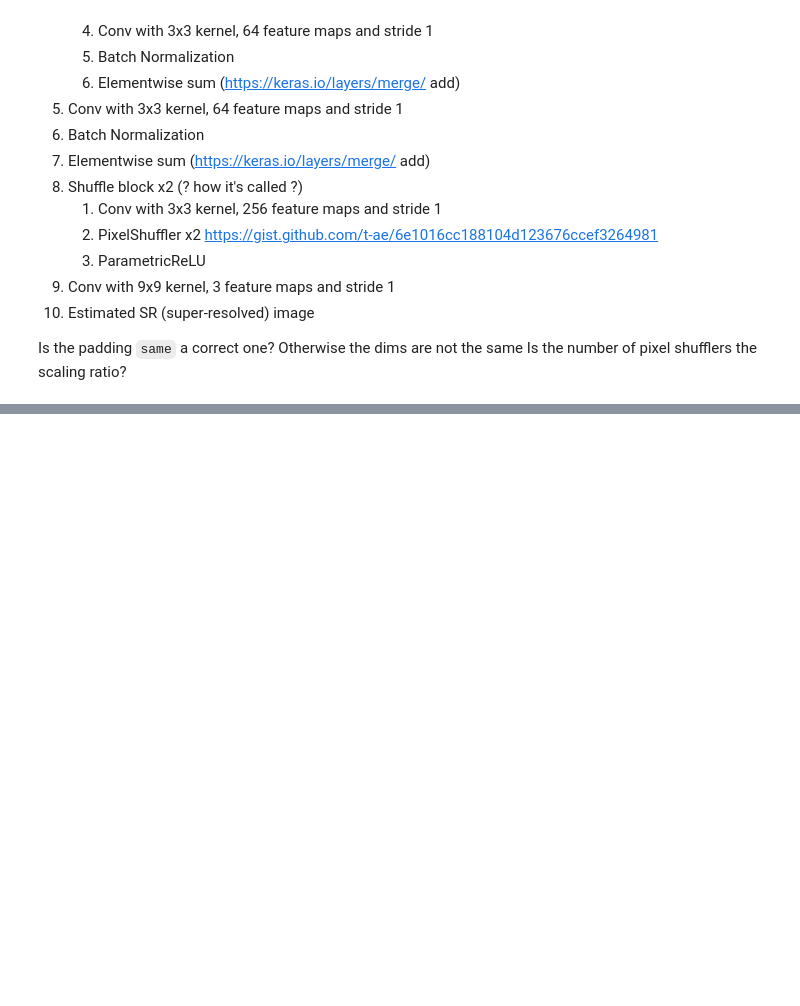
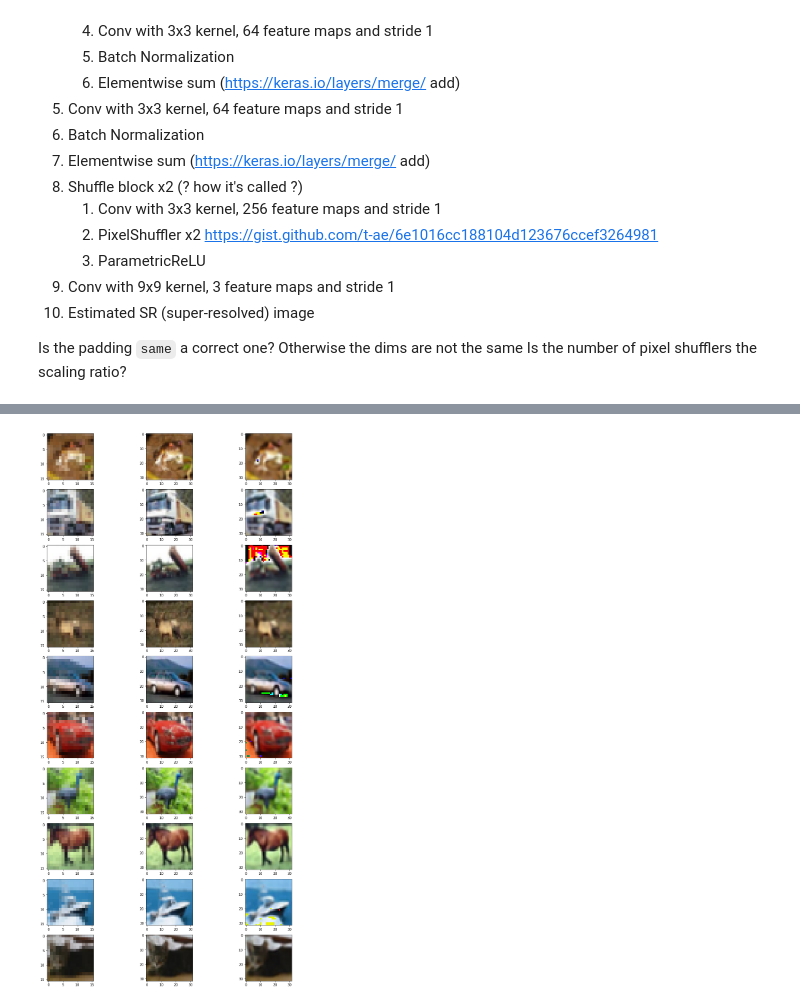
Before and after one commit to several27/COMP6208-AutoEncoder, a Jupyter notebook: several27/SRGAN.ipynb, the cells around one changed output, grey strips where cells are left out. Drawn from its saved outputs; the diff is of its cells as text; code cells hidden in the pictures; blank space fills up the shorter version.

Commit message:
SRGAN - first promising results

```diff
--- a/several27/SRGAN.ipynb
+++ b/several27/SRGAN.ipynb
@@ -234,0 +246,17 @@ KeyboardInterrupt:
+# %%
+# f, axs = plt.subplots((10, 3), figisize=(15, 15))
+plt.figure(figsize=(15, 30))
+for i in range(10):
+    plt.subplot(10, 3, (i * 3) + 1)
+    plt.imshow(x_train_lr[i])
+
+    plt.subplot(10, 3, (i * 3) + 2)
+    plt.imshow(x_train[i])
+
+    plt.subplot(10, 3, (i * 3) + 3)
+    plt.imshow(model_generator.predict(x_train_lr[i].reshape(1, 16, 16, 3)).astype(np.uint8)[0])
+
+plt.savefig('data/srgan_generator_1.png')
+plt.show()
+# %% [output]
+[figure, added]
```
Also changed, not shown: parts of 2 cells of this notebook.
